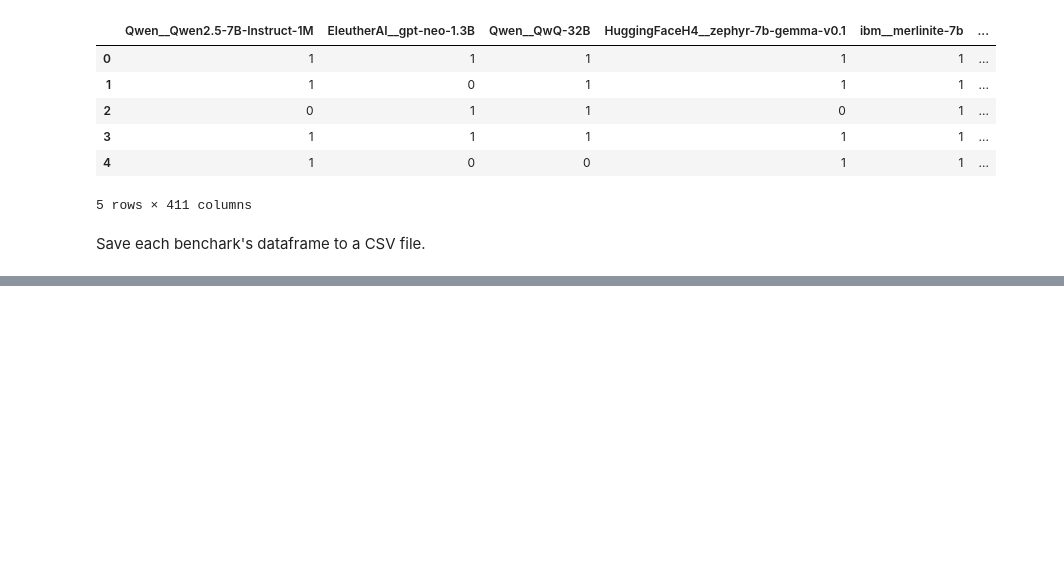
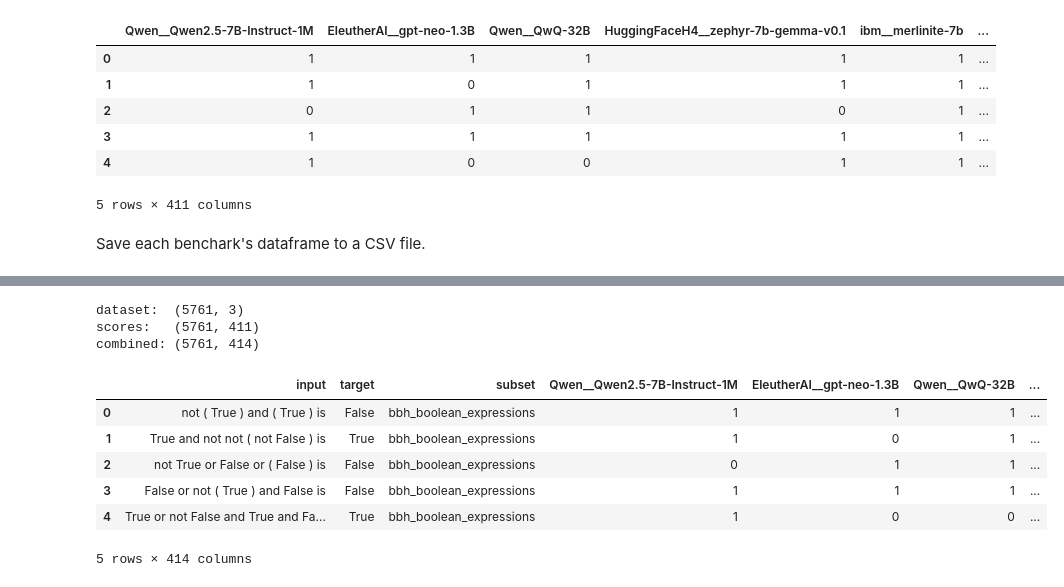
Before and after one commit to mpg05883/micro-benchmarking-reliability, a Jupyter notebook: notebooks/eda.ipynb, the cells around one changed output, grey strips where cells are left out. Drawn from its saved outputs; the diff is of its cells as text; code cells hidden in the pictures; blank space fills up the shorter version.

Commit message:
Uploaded datasets

```diff
--- a/notebooks/eda.ipynb
+++ b/notebooks/eda.ipynb
@@ -161,0 +223,25 @@ for benchmark in benchmarks:
+# %%
+benchmark = Benchmark.BBH  # change as needed
+
+data_dir = Path("data")
+
+dataset_df = pd.read_json(data_dir / benchmark / "dataset.json")
+scores_df = pd.read_csv(data_dir / benchmark / "model_scores.csv")
+
+combined_df = pd.concat([dataset_df, scores_df], axis=1)
+
+print(f"dataset:  {dataset_df.shape}")
+print(f"scores:   {scores_df.shape}")
+print(f"combined: {combined_df.shape}")
+combined_df.head()
+# %% [output]
+dataset:  (5761, 3)
+scores:   (5761, 411)
+combined: (5761, 414)
+|  | input | target | subset | Qwen__Qwen2.5-7B-Instruct-1M | EleutherAI__gpt-neo-1.3B | Qwen__QwQ-32B | ... |
+| 0 | not ( True ) and ( True ) is | False | bbh_boolean_expressions | 1 | 1 | 1 | ... |
+| 1 | True and not not ( not False ) is | True | bbh_boolean_expressions | 1 | 0 | 1 | ... |
+| 2 | not True or False or ( False ) is | False | bbh_boolean_expressions | 0 | 1 | 1 | ... |
+| 3 | False or not ( True ) and False is | False | bbh_boolean_expressions | 1 | 1 | 1 | ... |
+| 4 | True or not False and True and Fa... | True | bbh_boolean_expressions | 1 | 0 | 0 | ... |
+5 rows × 414 columns
```
Also changed, not shown: parts of 4 cells of this notebook, 4 other files.
